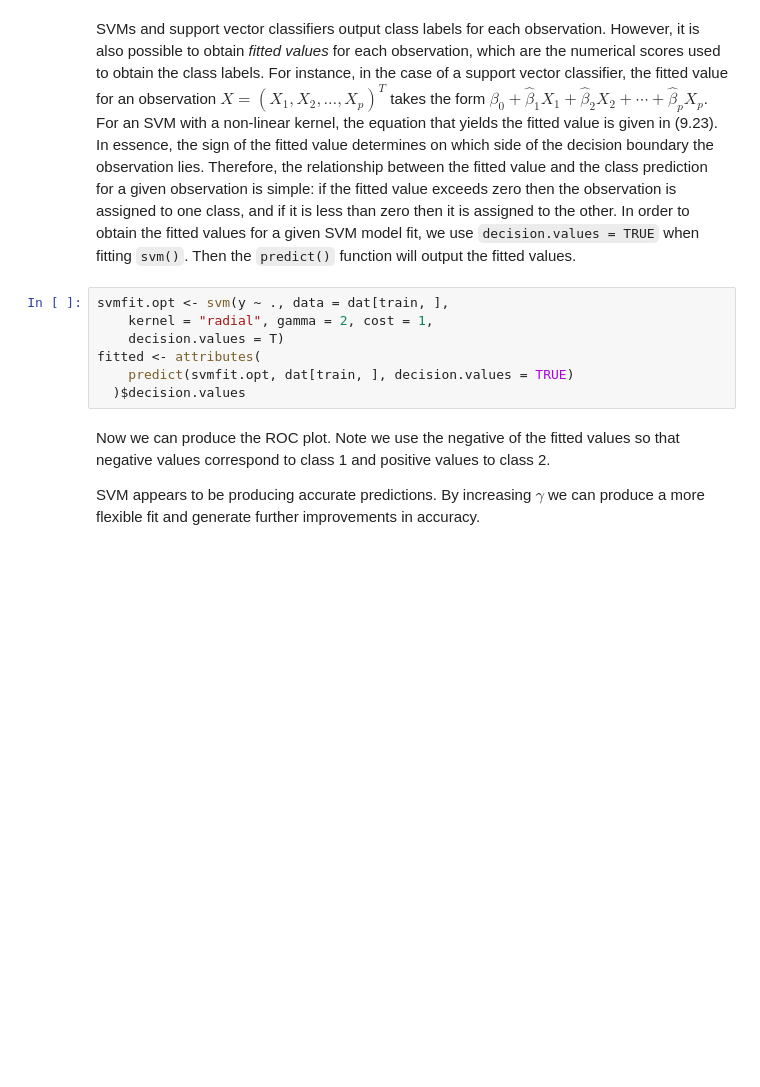
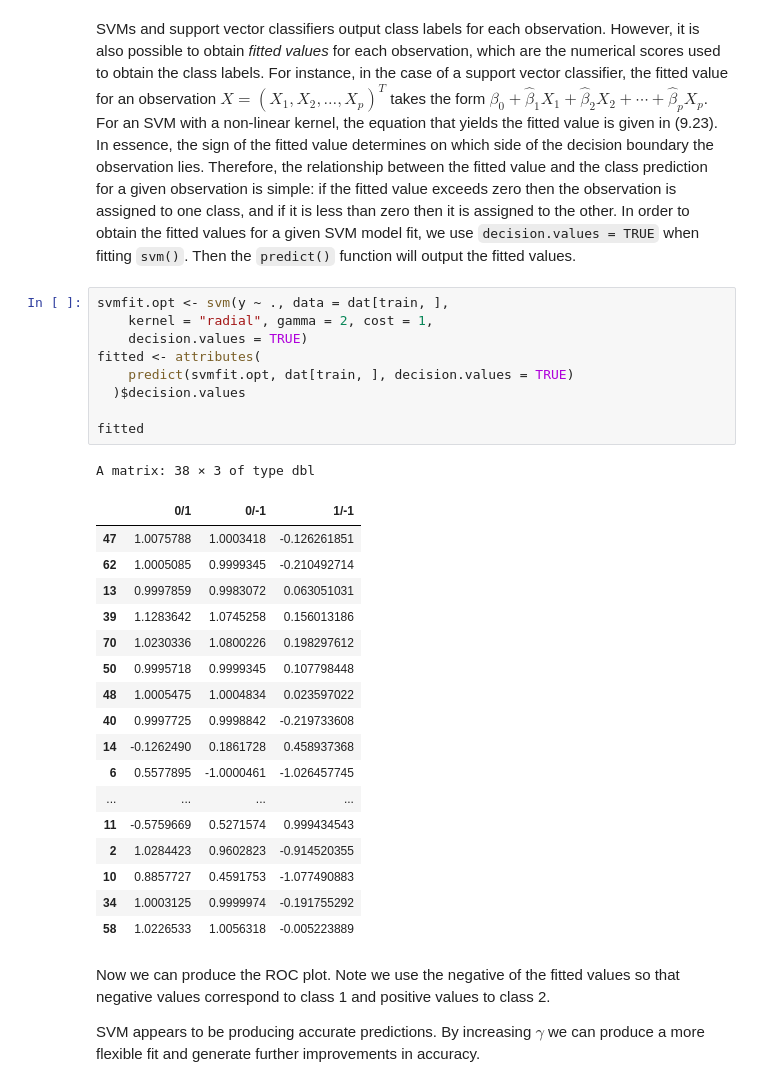
Before and after one commit to MoJabeen/DataScience_Nts, a Jupyter notebook: Notebooks/Support Vector Machines (R).ipynb, the cells around one changed output. Cells and saved outputs as stored; diff of their text form; blank space fills up the shorter version.

```diff
--- a/Notebooks/Support Vector Machines (R).ipynb
+++ b/Notebooks/Support Vector Machines (R).ipynb
@@ -364,10 +413,31 @@ Then the `predict()` function will output the fitted values.
 # %%
 svmfit.opt <- svm(y ~ ., data = dat[train, ],
     kernel = "radial", gamma = 2, cost = 1,
-    decision.values = T)
+    decision.values = TRUE)
 fitted <- attributes(
     predict(svmfit.opt, dat[train, ], decision.values = TRUE)
   )$decision.values
+
+fitted
+# %% [output]
+A matrix: 38 × 3 of type dbl
+|  | 0/1 | 0/-1 | 1/-1 |
+| 47 | 1.0075788 | 1.0003418 | -0.126261851 |
+| 62 | 1.0005085 | 0.9999345 | -0.210492714 |
+| 13 | 0.9997859 | 0.9983072 | 0.063051031 |
+| 39 | 1.1283642 | 1.0745258 | 0.156013186 |
+| 70 | 1.0230336 | 1.0800226 | 0.198297612 |
+| 50 | 0.9995718 | 0.9999345 | 0.107798448 |
+| 48 | 1.0005475 | 1.0004834 | 0.023597022 |
+| 40 | 0.9997725 | 0.9998842 | -0.219733608 |
+| 14 | -0.1262490 | 0.1861728 | 0.458937368 |
+| 6 | 0.5577895 | -1.0000461 | -1.026457745 |
+| ... | ... | ... | ... |
+| 11 | -0.5759669 | 0.5271574 | 0.999434543 |
+| 2 | 1.0284423 | 0.9602823 | -0.914520355 |
+| 10 | 0.8857727 | 0.4591753 | -1.077490883 |
+| 34 | 1.0003125 | 0.9999974 | -0.191755292 |
+| 58 | 1.0226533 | 1.0056318 | -0.005223889 |
 # %% [markdown]
 Now we can produce the ROC plot. Note we use the negative of the fitted values so that negative values correspond to class 1 and positive values to class 2.
 
```
Also changed, not shown: parts of 10 cells of this notebook, 6 other files.
